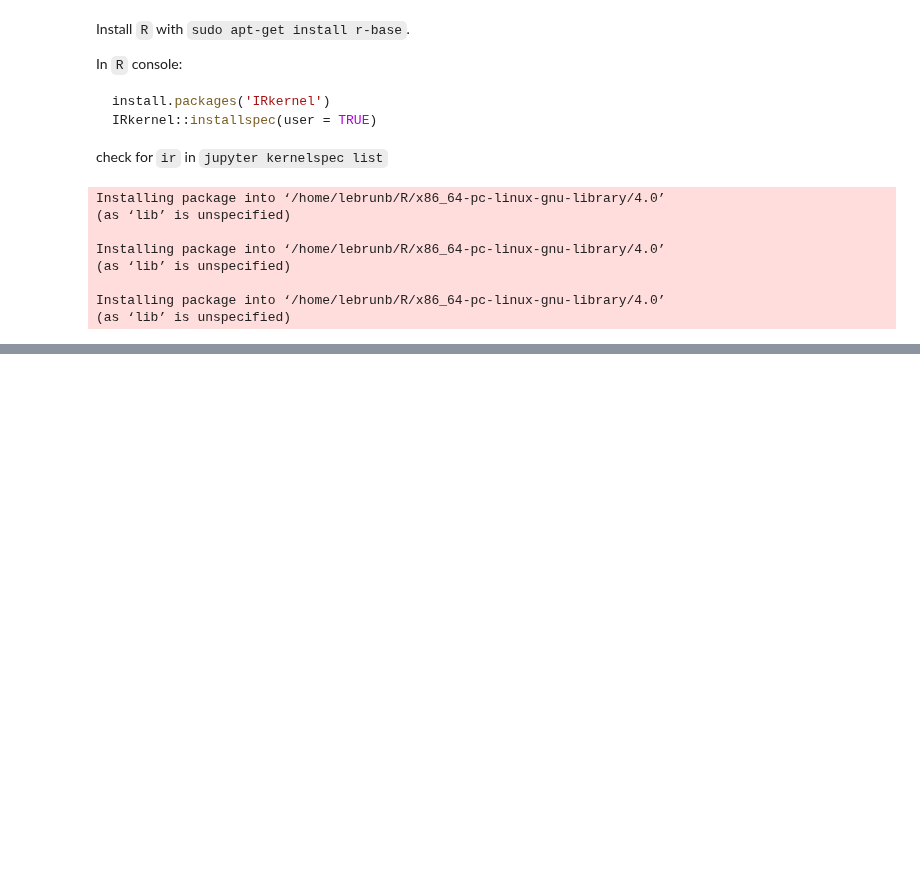
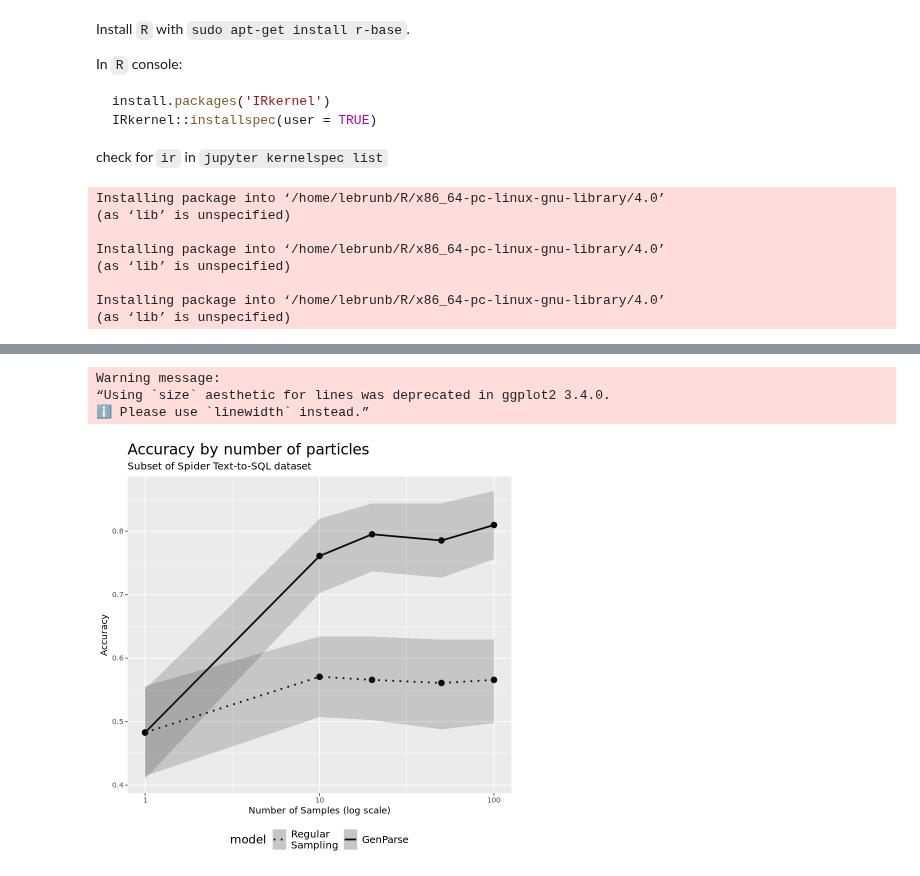
Before and after one commit to chi-collective/genparse, a Jupyter notebook: bench/ben_experiments/spider_subset/analysis/analysis.ipynb, the cells around one changed output, grey strips where cells are left out. Drawn from its saved outputs; the diff is of its cells as text; code cells hidden in the pictures; blank space fills up the shorter version.

```diff
--- a/bench/ben_experiments/spider_subset/analysis/analysis.ipynb
+++ b/bench/ben_experiments/spider_subset/analysis/analysis.ipynb
@@ -29,11 +29,17 @@ library(boot)
 library(ggplot2)
 
 # Sample data
-data <- read.csv('experiment_data.csv')
+data <- read.csv('llama-3-experiment-data.csv')
+data$mbr <- as.logical(data$mbr)
+
+data2 <- read.csv('llama-3.1-experiment-data.csv')
+data2$mbr <- as.logical(data2$mbr)
+
+data <- rbind(data, data2)
 
 # Calculate proportions
 proportions <- data %>%
-  group_by(model, n_particles) %>%
+  group_by(model, n_particles, LM) %>%
   summarize(proportion = mean(mbr))
 
 # Bootstrap confidence intervals function
@@ -49,7 +55,7 @@ bootstrap_ci <- function(x, n_iterations=1000, ci=95) {
 
 # Compute confidence intervals
 conf_intervals <- data %>%
-  group_by(model, n_particles) %>%
+  group_by(model, n_particles, LM) %>%
   summarize(
     proportion = mean(mbr),
     ci = list(bootstrap_ci(mbr)),
@@ -63,0 +102,32 @@ ERROR: Error in file(file, "rt"): cannot open the connection
+# %%
+p <- ggplot(conf_intervals, aes(x = n_particles, y = proportion, linetype = model)) +
+  geom_line(size = 1) +  # Add lines with size 1
+  geom_point(size = 3) +  # Add points with size 3
+  scale_x_log10() +  # Log scale for x-axis
+  geom_ribbon(aes(ymin=ci_lower, ymax=ci_upper), alpha=0.2) +
+  labs(title = "Accuracy by number of particles",
+        subtitle = 'Subset of Spider Text-to-SQL dataset',
+        x = "Number of Samples (log scale)",
+        y = "Accuracy",
+       color = "Sampling \n Method") +
+  theme(
+    'dark',
+    legend.position = "bottom",  # Move legend to the bottom
+    plot.title = element_text(size = 18),
+    plot.subtitle = element_text(size = 12),
+    legend.title = element_text(size = 14),  # Increase legend title text size
+    legend.text = element_text(size = 12),   # Increase legend text size
+  ) +
+  scale_linetype_manual(values = c("Baseline LM" = "dotted", "GenParse" = "solid"),
+                     labels = c("Regular\nSampling", "GenParse")) +
+  guides(
+    color = guide_legend(nrow = 2),     # Arrange color legend items in 2 rows
+    #linetype = guide_legend(nrow = 2)   # Arrange linetype legend items in 2 rows
+  )
+
+print(p)
+# %% [output]
+Warning message:
+“Using `size` aesthetic for lines was deprecated in ggplot2 3.4.0.
+ℹ Please use `linewidth` instead.”
+[figure, added]
```
Also changed, not shown: parts of 8 cells of this notebook, 2 other files.
